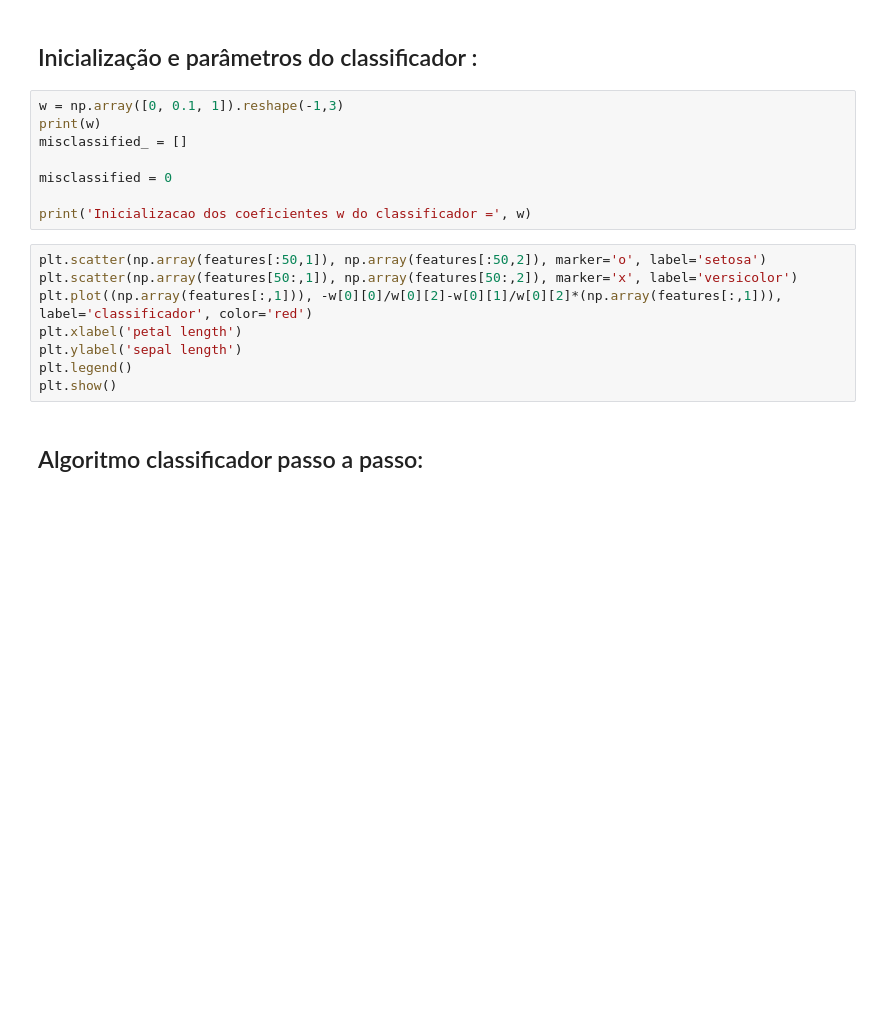
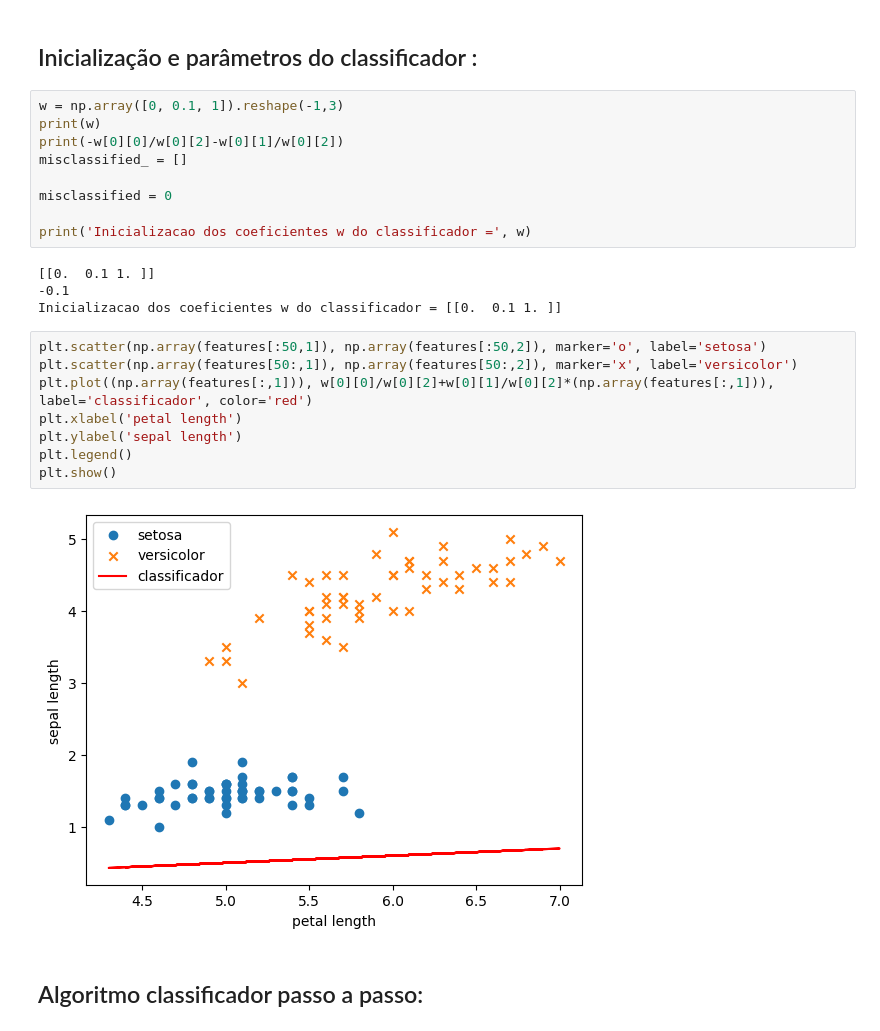
Before and after one commit to LucasSavassa/backend-playground, a Jupyter notebook: linear-classifier/linear-classifier-1.ipynb, the cells around one changed output. Saved outputs shown, nothing was run; the diff lists cells and outputs as text; blank space fills up the shorter version.

```diff
--- a/linear-classifier/linear-classifier-1.ipynb
+++ b/linear-classifier/linear-classifier-1.ipynb
@@ -83,19 +130,26 @@ Modelo computacional:
 # %%
 w = np.array([0, 0.1, 1]).reshape(-1,3)
 print(w)
+print(-w[0][0]/w[0][2]-w[0][1]/w[0][2])
 misclassified_ = []
 
 misclassified = 0
 
 print('Inicializacao dos coeficientes w do classificador =', w)
+# %% [output]
+[[0.  0.1 1. ]]
+-0.1
+Inicializacao dos coeficientes w do classificador = [[0.  0.1 1. ]]
 # %%
 plt.scatter(np.array(features[:50,1]), np.array(features[:50,2]), marker='o', label='setosa')
 plt.scatter(np.array(features[50:,1]), np.array(features[50:,2]), marker='x', label='versicolor')
-plt.plot((np.array(features[:,1])), -w[0][0]/w[0][2]-w[0][1]/w[0][2]*(np.array(features[:,1])), label='classificador', color='red')
+plt.plot((np.array(features[:,1])), w[0][0]/w[0][2]+w[0][1]/w[0][2]*(np.array(features[:,1])), label='classificador', color='red')
 plt.xlabel('petal length')
 plt.ylabel('sepal length')
 plt.legend()
 plt.show()
+# %% [output]
+[figure, added]
 # %% [markdown]
 ## Algoritmo classificador passo a passo:
 # %% [markdown]
```
Also changed, not shown: parts of 22 cells of this notebook, 2 other files.
